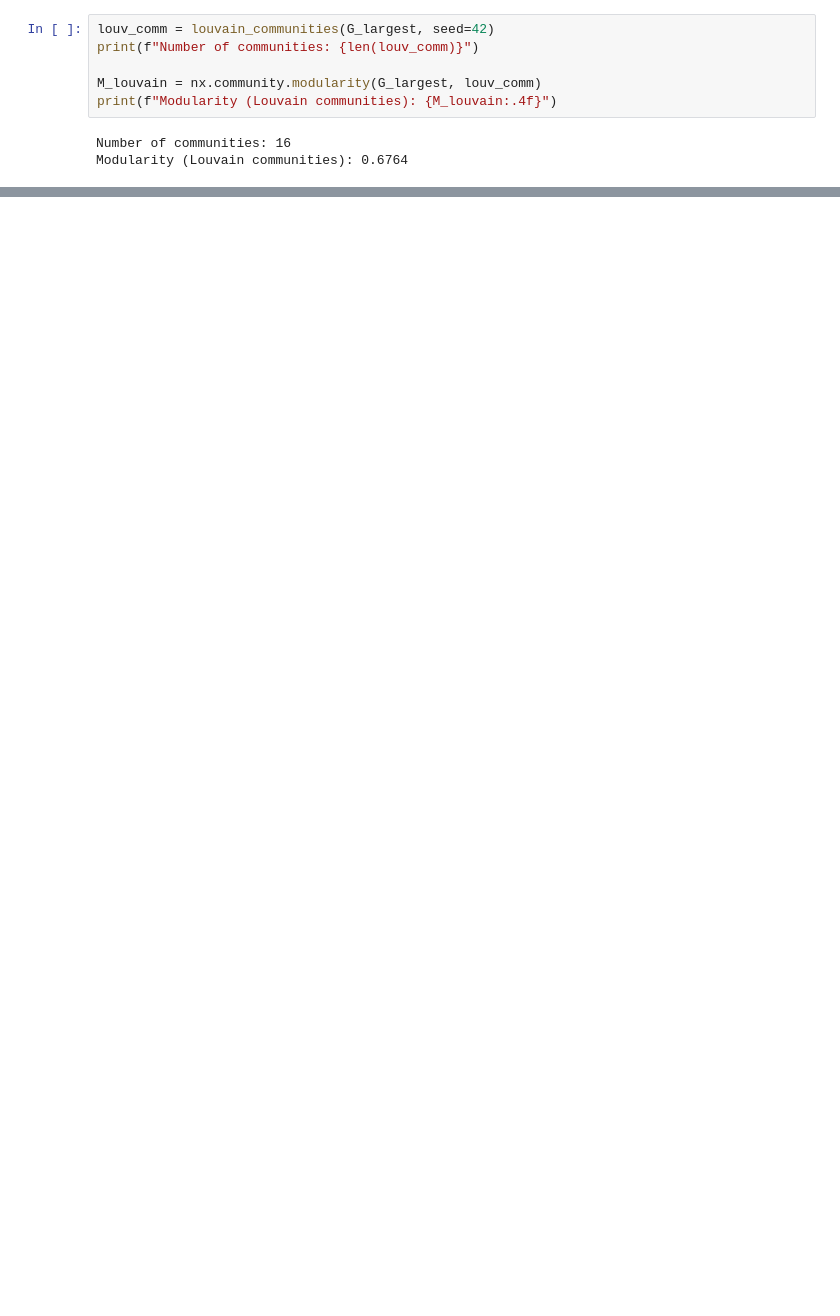
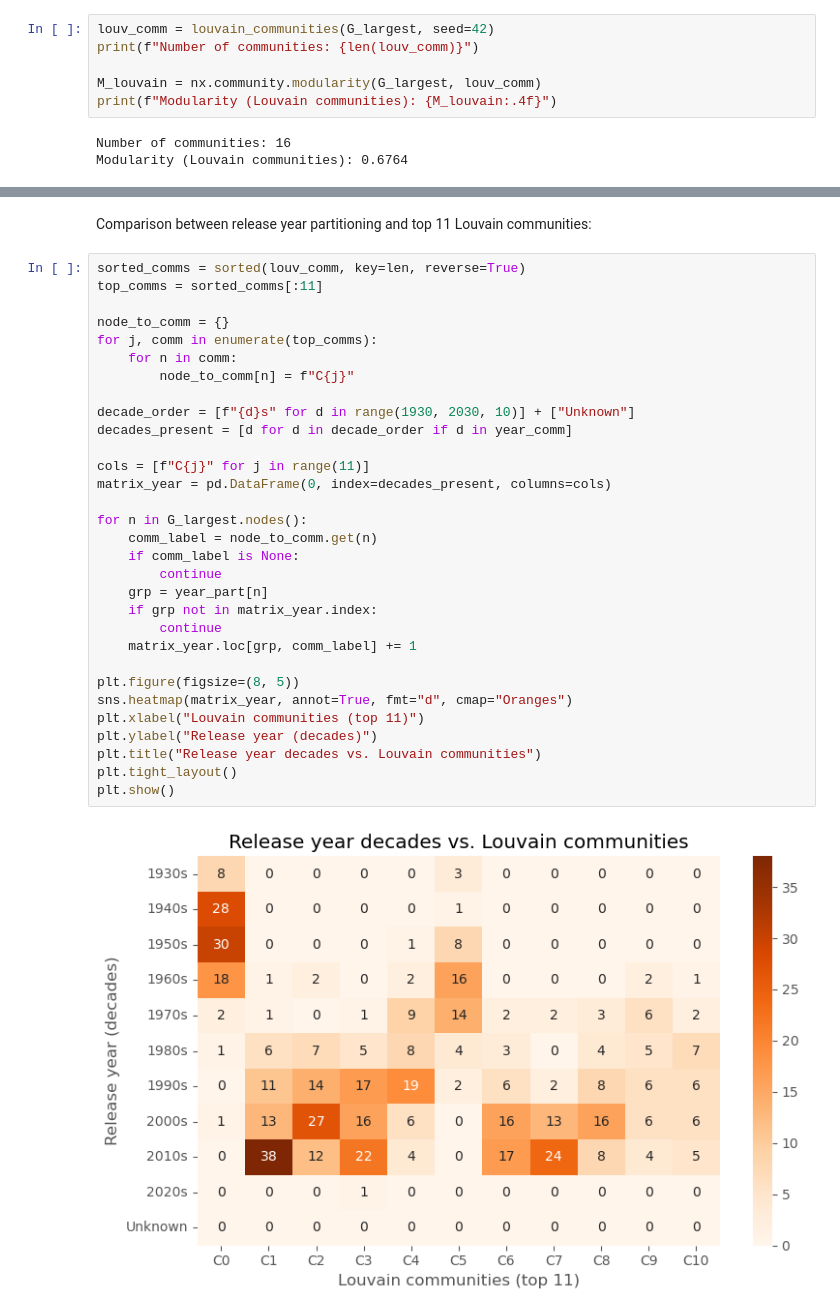
Before and after one commit to fridapfrandsen/SocialGraphsAssignment1, a Jupyter notebook: Project/Final_project.ipynb, the cells around one changed output, grey strips where cells are left out. Cells and saved outputs as stored; diff of their text form; blank space fills up the shorter version.

```diff
--- a/Project/Final_project.ipynb
+++ b/Project/Final_project.ipynb
@@ -512,0 +898,35 @@ plt.show()
+# %% [markdown]
+Comparison between release year partitioning and top 11 Louvain communities:
+# %%
+sorted_comms = sorted(louv_comm, key=len, reverse=True)
+top_comms = sorted_comms[:11]
+
+node_to_comm = {}
+for j, comm in enumerate(top_comms):
+    for n in comm:
+        node_to_comm[n] = f"C{j}"
+
+decade_order = [f"{d}s" for d in range(1930, 2030, 10)] + ["Unknown"]
+decades_present = [d for d in decade_order if d in year_comm]
+
+cols = [f"C{j}" for j in range(11)]
+matrix_year = pd.DataFrame(0, index=decades_present, columns=cols)
+
+for n in G_largest.nodes():
+    comm_label = node_to_comm.get(n)
+    if comm_label is None:
+        continue
+    grp = year_part[n]
+    if grp not in matrix_year.index:
+        continue
+    matrix_year.loc[grp, comm_label] += 1
+
+plt.figure(figsize=(8, 5))
+sns.heatmap(matrix_year, annot=True, fmt="d", cmap="Oranges")
+plt.xlabel("Louvain communities (top 11)")
+plt.ylabel("Release year (decades)")
+plt.title("Release year decades vs. Louvain communities")
+plt.tight_layout()
+plt.show()
+# %% [output]
+[figure, added]
```
Also changed, not shown: parts of 38 cells of this notebook.
